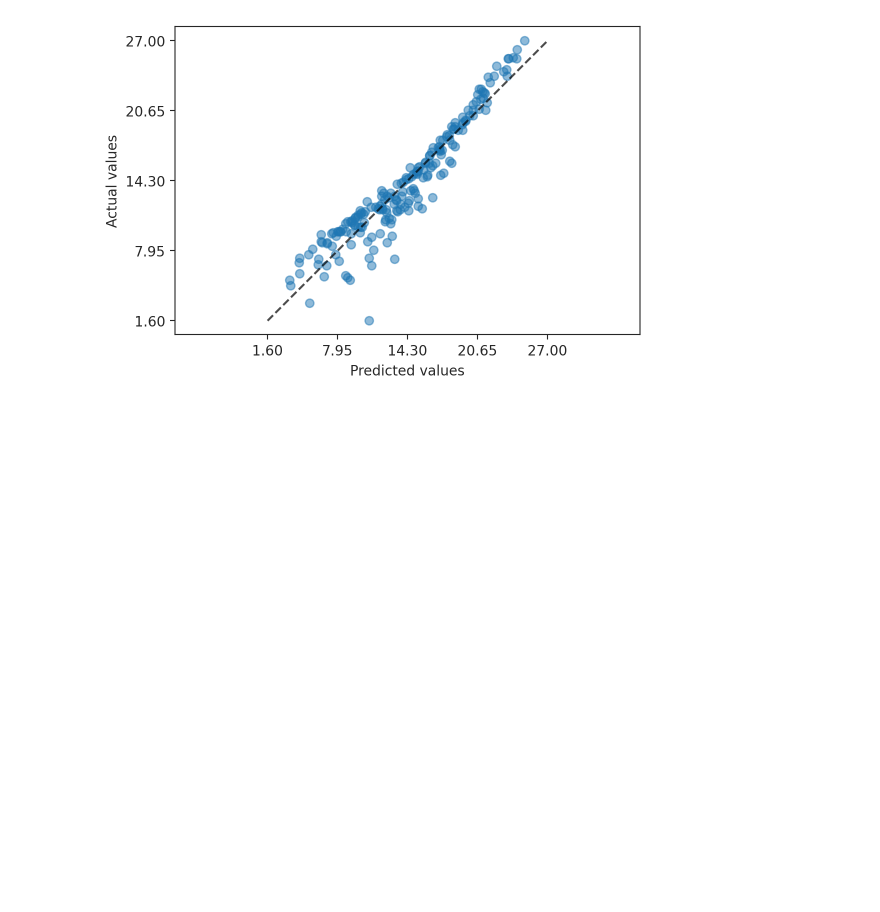
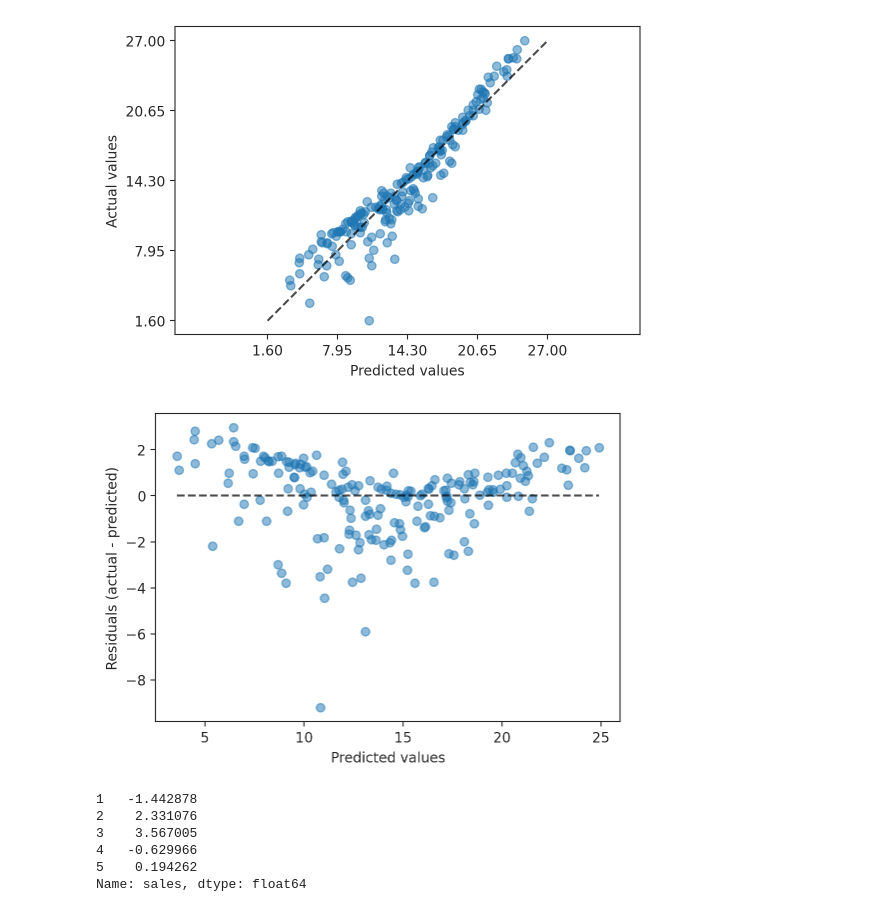
Before and after one commit to peteray-dev/ML_LinReg_Adv_Sales, a Jupyter notebook: Adv_Lr_on_sales.ipynb, the cells around one changed output. Drawn from its saved outputs; the diff is of its cells as text; code cells hidden in the pictures; blank space fills up the shorter version.

```diff
--- a/Adv_Lr_on_sales.ipynb
+++ b/Adv_Lr_on_sales.ipynb
@@ -146,3 +146,20 @@ PredictionErrorDisplay.from_estimator(
 );
 # %% [output]
 [figure]
+# %%
+
+PredictionErrorDisplay.from_estimator(
+    lr, X, y, kind="residual_vs_predicted", scatter_kwargs = dict(alpha=0.5)
+);
+# %% [output]
+[figure, added]
+# %%
+residuals = lr.predict(X) - y
+residuals[:5]
+# %% [output]
+1   -1.442878
+2    2.331076
+3    3.567005
+4   -0.629966
+5    0.194262
+Name: sales, dtype: float64
```
Also changed, not shown: parts of 3 cells of this notebook.
